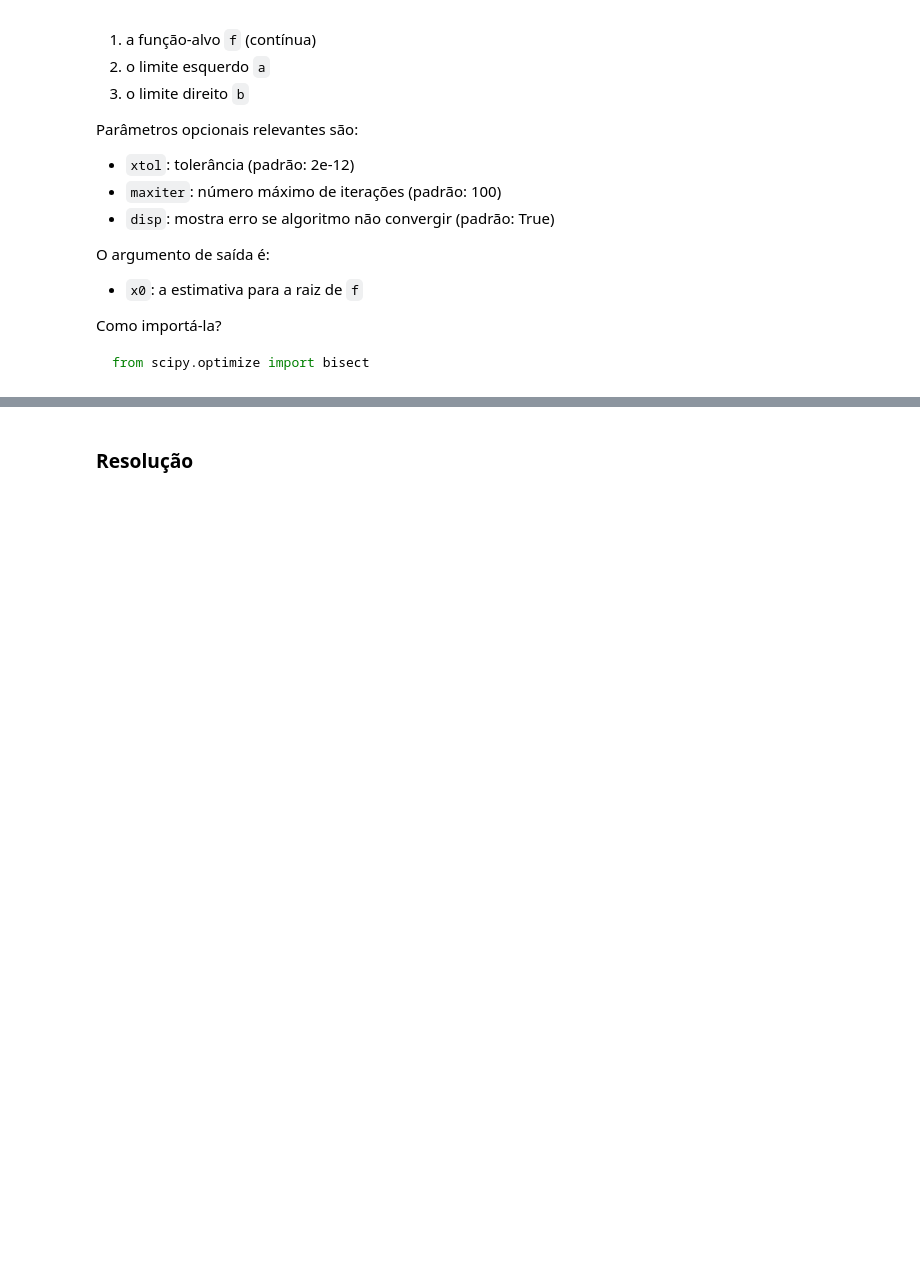
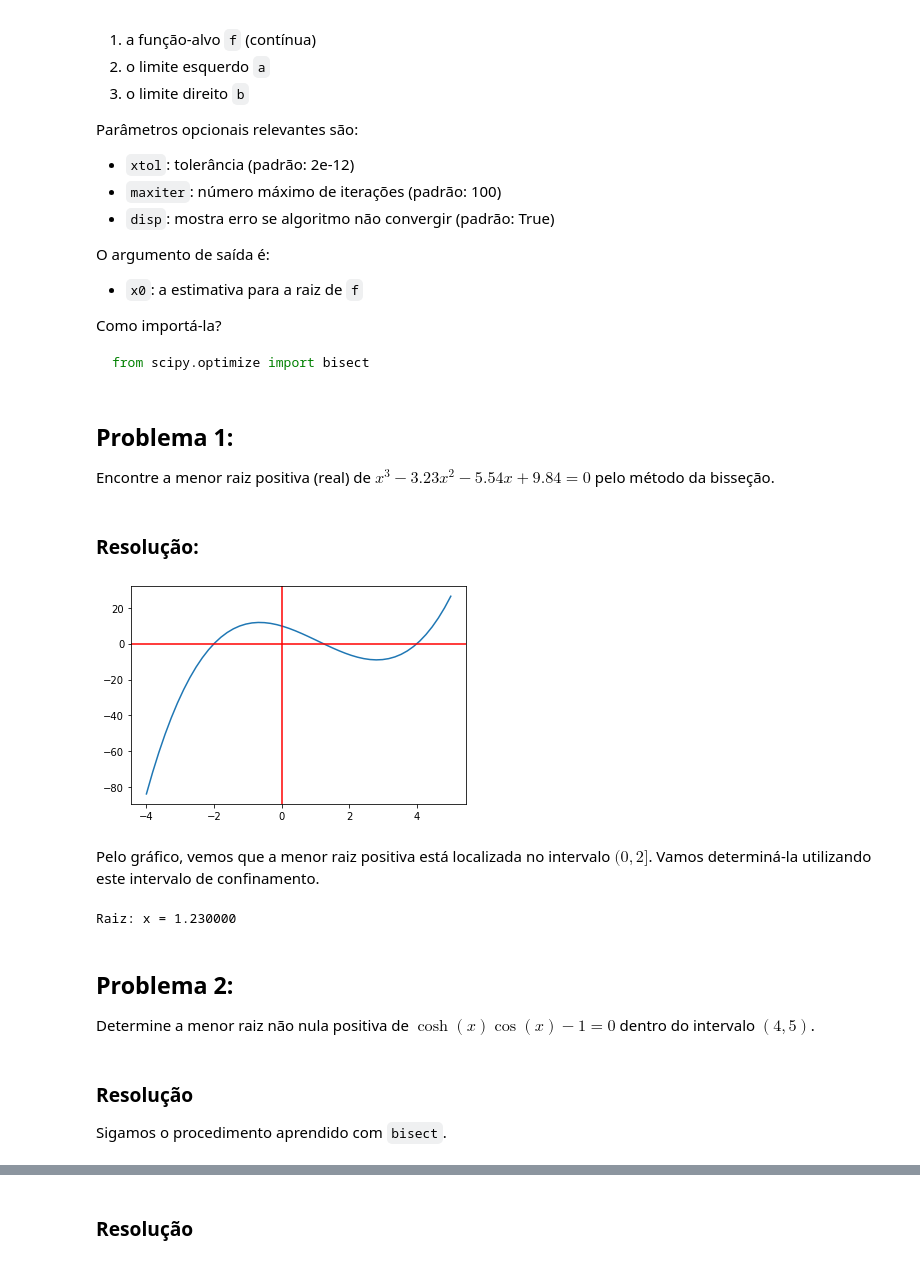
Before and after one commit to gcpeixoto/LVMN, a Jupyter notebook: code-session-1-bisect.ipynb, the cells around one changed output, grey strips where cells are left out. Saved outputs shown, nothing was run; the diff lists cells and outputs as text; code cells hidden in the pictures; blank space fills up the shorter version.

Commit message:
Adding problems to code session 1; including new material.

````diff
--- a/code-session-1-bisect.ipynb
+++ b/code-session-1-bisect.ipynb
@@ -33,3 +33,39 @@ from scipy.optimize import bisect
 ```
 # %%
 from scipy.optimize import bisect
+# %% [markdown]
+## Problema 1:
+
+Encontre a menor raiz positiva (real) de $x^{3} - 3.23x^{2} - 5.54x + 9.84 = 0$ pelo método da bisseção.
+# %% [markdown]
+### Resolução:
+# %%
+# função
+def f(x):
+    return x**3 - 3.23*x**2 - 5.54*x + 9.84
+# %%
+# analise gráfica
+x = np.linspace(-4,5)
+plt.plot(x,f(x));
+plt.axhline(y=0,color='r');
+plt.axvline(x=0,color='r');
+# %% [output]
+[figure, added]
+# %% [markdown]
+Pelo gráfico, vemos que a menor raiz positiva está localizada no intervalo $(0,2]$. Vamos determiná-la utilizando este intervalo de confinamento.
+# %%
+# resolução com bisect
+
+x = bisect(f,0,2) # raiz
+
+print('Raiz: x = %f' % x)
+# %% [output]
+Raiz: x = 1.230000
+# %% [markdown]
+## Problema 2:
+
+Determine a menor raiz não nula positiva de $\cosh(x) \cos(x) - 1 = 0$ dentro do intervalo $(4,5)$.
+# %% [markdown]
+### Resolução
+
+Sigamos o procedimento aprendido com `bisect`.
````
Also changed, not shown: parts of 40 cells of this notebook, 5 other files.
